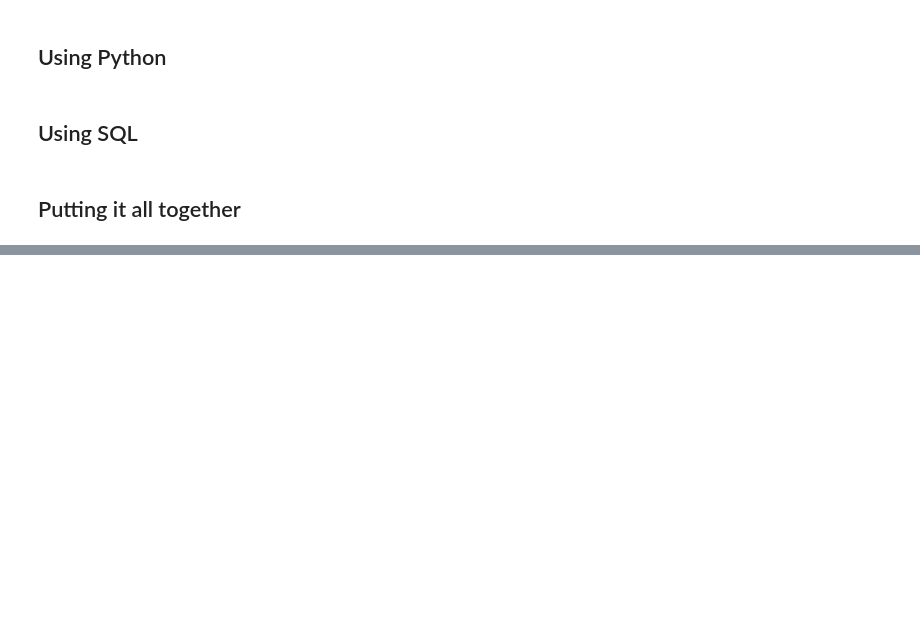
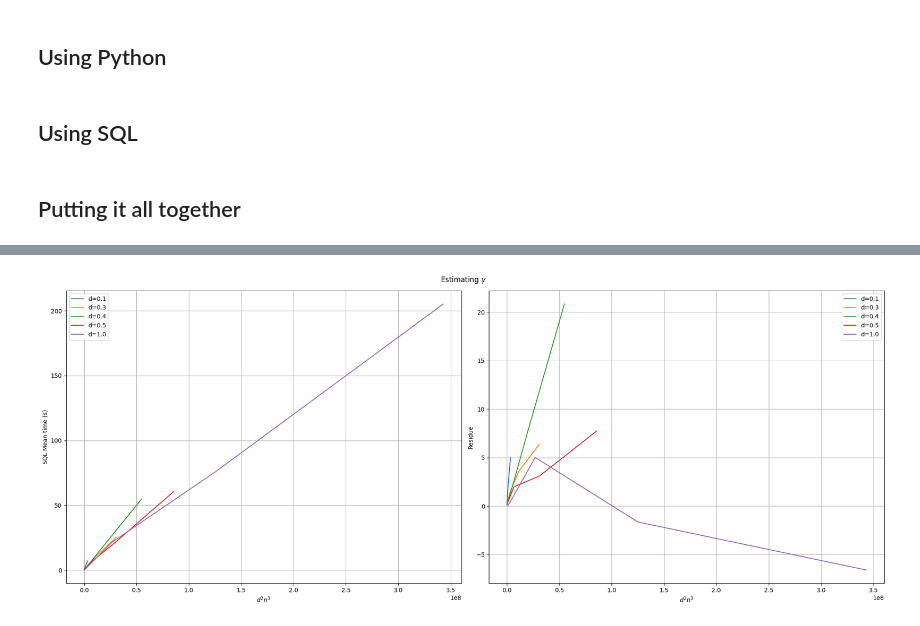
Before and after one commit to TristanHodgson/Linalg-sql, a Jupyter notebook: benchmark.ipynb, the cells around one changed output, grey strips where cells are left out. Saved outputs shown, nothing was run; the diff lists cells and outputs as text; code cells hidden in the pictures; blank space fills up the shorter version.

```diff
--- a/benchmark.ipynb
+++ b/benchmark.ipynb
@@ -143,0 +229,26 @@ def trial(xs, delay_time:bool, sparse_proportion: float, tests:int=3):
+# %%
+fig, axs = plt.subplots(1, 2, figsize=(20, 8))
+
+
+for d, g in df.groupby("d"):
+    g = g.sort_values("xd")
+    axs[0].plot(g["xd"], g["sql_mean"], label=f"d={d}")
+    axs[1].plot(g["xd"], g["sql_res"], label=f"d={d}")
+
+axs[0].set_xlabel(r"$d^2n^3$")
+axs[0].set_ylabel("SQL Mean time (s)")
+axs[0].legend(loc="best")
+axs[0].grid(True)
+
+axs[1].set_xlabel(r"$d^2n^3$")
+axs[1].set_ylabel("Residue")
+axs[1].legend(loc="best")
+axs[1].grid(True)
+
+fig.suptitle(r"Estimating $\gamma$")
+
+fig.tight_layout()
+fig.savefig("graphs/gamma.png", dpi=300, bbox_inches="tight")
+plt.show()
+# %% [output]
+[figure, added]
```
Also changed, not shown: parts of 23 cells of this notebook, 9 other files.
